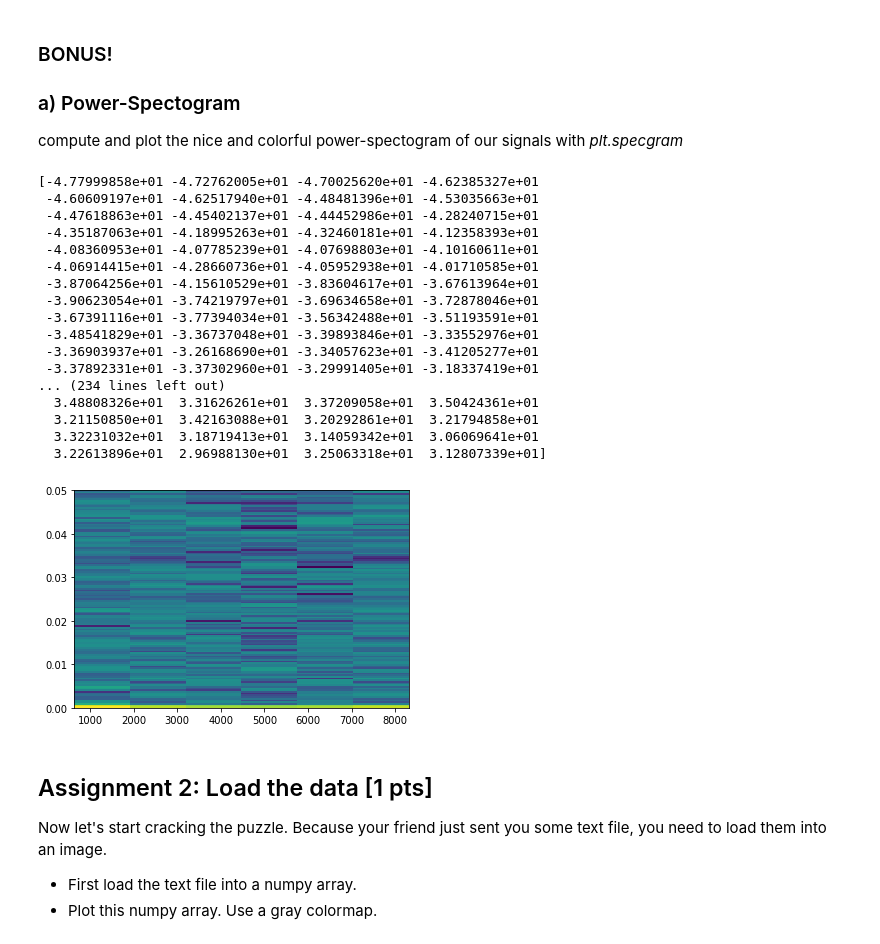
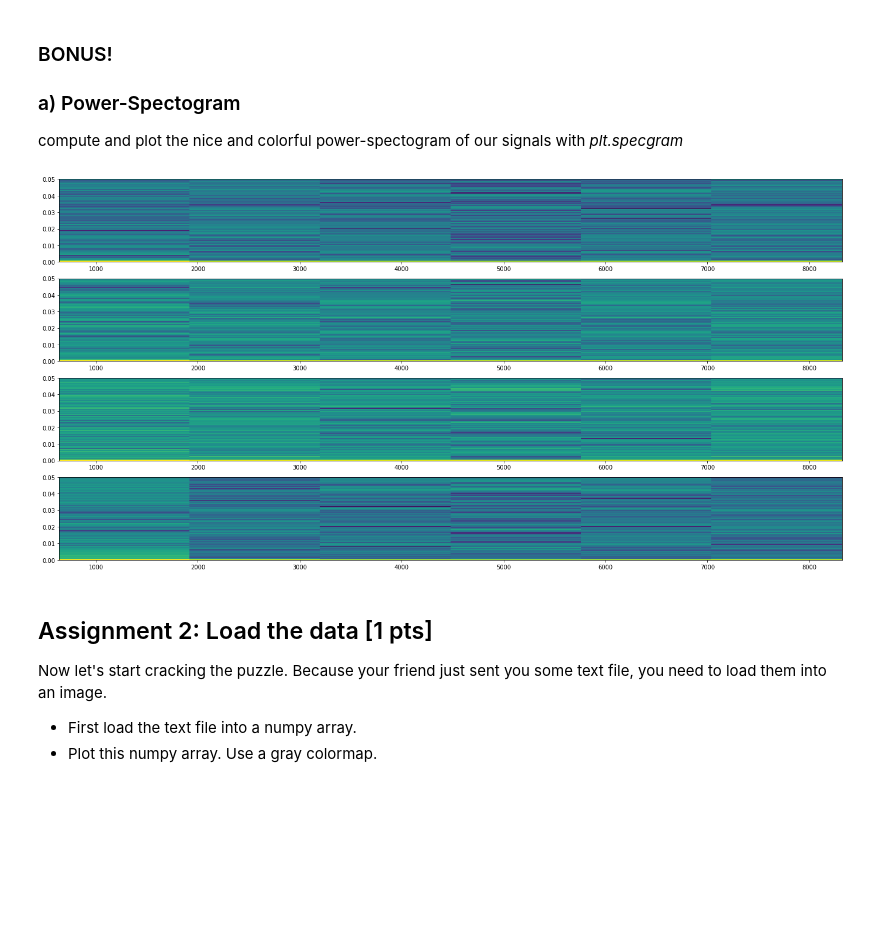
Before and after one commit to NBP-ACC/week-9-acc_6, a Jupyter notebook: sheet07.ipynb, the cells around one changed output. Drawn from its saved outputs; the diff is of its cells as text; code cells hidden in the pictures; blank space fills up the shorter version.

```diff
--- a/sheet07.ipynb
+++ b/sheet07.ipynb
@@ -83,33 +83,14 @@ for i, signal in enumerate(signals):
 ### a) Power-Spectogram
 compute and plot the nice and colorful power-spectogram of our signals with *plt.specgram*
 # %%
-print(signals[0])
-
-fig, axes = plt.subplots(nrows=len(signals))
-for signal, counter in enumerate(signals):
+fig, axes = plt.subplots(nrows=len(signals), figsize=(24,12))
+for counter, signal in enumerate(signals):
     FFT = np.fft.fft(signal)
     FFT = np.abs(FFT)
     axes[counter].specgram(FFT, NFFT=None, Fs=00.1, noverlap=None)
 plt.show()
 # %% [output]
-[-4.77999858e+01 -4.72762005e+01 -4.70025620e+01 -4.62385327e+01
- -4.60609197e+01 -4.62517940e+01 -4.48481396e+01 -4.53035663e+01
- -4.47618863e+01 -4.45402137e+01 -4.44452986e+01 -4.28240715e+01
- -4.35187063e+01 -4.18995263e+01 -4.32460181e+01 -4.12358393e+01
- -4.08360953e+01 -4.07785239e+01 -4.07698803e+01 -4.10160611e+01
- -4.06914415e+01 -4.28660736e+01 -4.05952938e+01 -4.01710585e+01
- -3.87064256e+01 -4.15610529e+01 -3.83604617e+01 -3.67613964e+01
- -3.90623054e+01 -3.74219797e+01 -3.69634658e+01 -3.72878046e+01
- -3.67391116e+01 -3.77394034e+01 -3.56342488e+01 -3.51193591e+01
- -3.48541829e+01 -3.36737048e+01 -3.39893846e+01 -3.33552976e+01
- -3.36903937e+01 -3.26168690e+01 -3.34057623e+01 -3.41205277e+01
- -3.37892331e+01 -3.37302960e+01 -3.29991405e+01 -3.18337419e+01
-... (234 lines left out)
-  3.48808326e+01  3.31626261e+01  3.37209058e+01  3.50424361e+01
-  3.21150850e+01  3.42163088e+01  3.20292861e+01  3.21794858e+01
-  3.32231032e+01  3.18719413e+01  3.14059342e+01  3.06069641e+01
-  3.22613896e+01  2.96988130e+01  3.25063318e+01  3.12807339e+01]
-[figure, old version]
+[figure, new version]
 # %% [markdown]
 ## Assignment 2: Load the data [1 pts]
 Now let's start cracking the puzzle. Because your friend just sent you some text file, you need to load them into an image.
```
Also changed, not shown: parts of 7 cells of this notebook.
